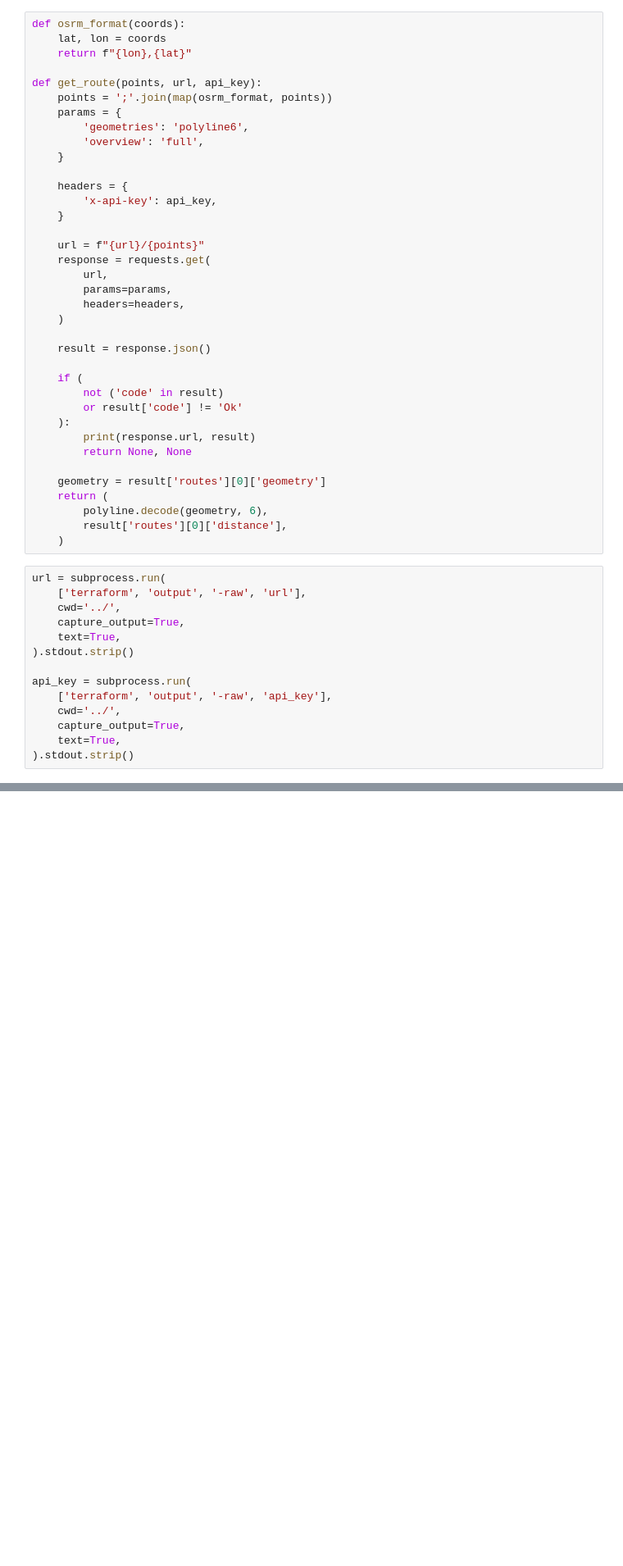
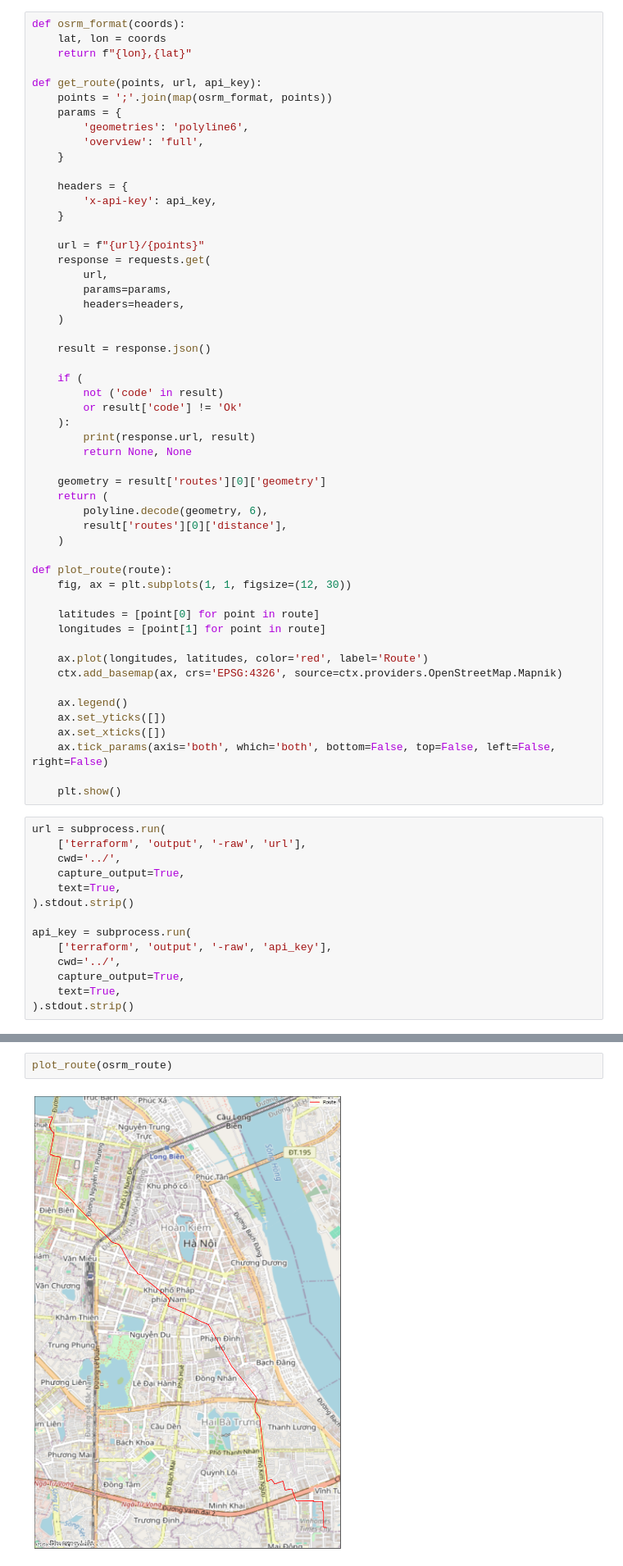
Before and after one commit to evgeniyarbatov/on-demand-ec2, a Jupyter notebook: notebooks/Query OSRM.ipynb, the cells around one changed output, grey strips where cells are left out. Shown at 82% size. Saved outputs shown, nothing was run; the diff lists cells and outputs as text; blank space fills up the shorter version.

Commit message:
Success calling EC2 OSRM

```diff
--- a/notebooks/Query OSRM.ipynb
+++ b/notebooks/Query OSRM.ipynb
@@ -43,6 +43,22 @@ def get_route(points, url, api_key):
         polyline.decode(geometry, 6),
         result['routes'][0]['distance'],
     )
+
+def plot_route(route):
+    fig, ax = plt.subplots(1, 1, figsize=(12, 30))
+
+    latitudes = [point[0] for point in route]
+    longitudes = [point[1] for point in route]
+
+    ax.plot(longitudes, latitudes, color='red', label='Route')
+    ctx.add_basemap(ax, crs='EPSG:4326', source=ctx.providers.OpenStreetMap.Mapnik)
+
+    ax.legend()
+    ax.set_yticks([])
+    ax.set_xticks([])
+    ax.tick_params(axis='both', which='both', bottom=False, top=False, left=False, right=False)
+
+    plt.show()
 # %%
 url = subprocess.run(
     ['terraform', 'output', '-raw', 'url'],
@@ -68,0 +91,4 @@ https://aiwhxz1c17.execute-api.ap-southeast-1.amazonaws.com/v1/105.8693993639379
+# %%
+plot_route(osrm_route)
+# %% [output]
+[figure, added]
```
Also changed, not shown: parts of 3 cells of this notebook, 1 other file.
